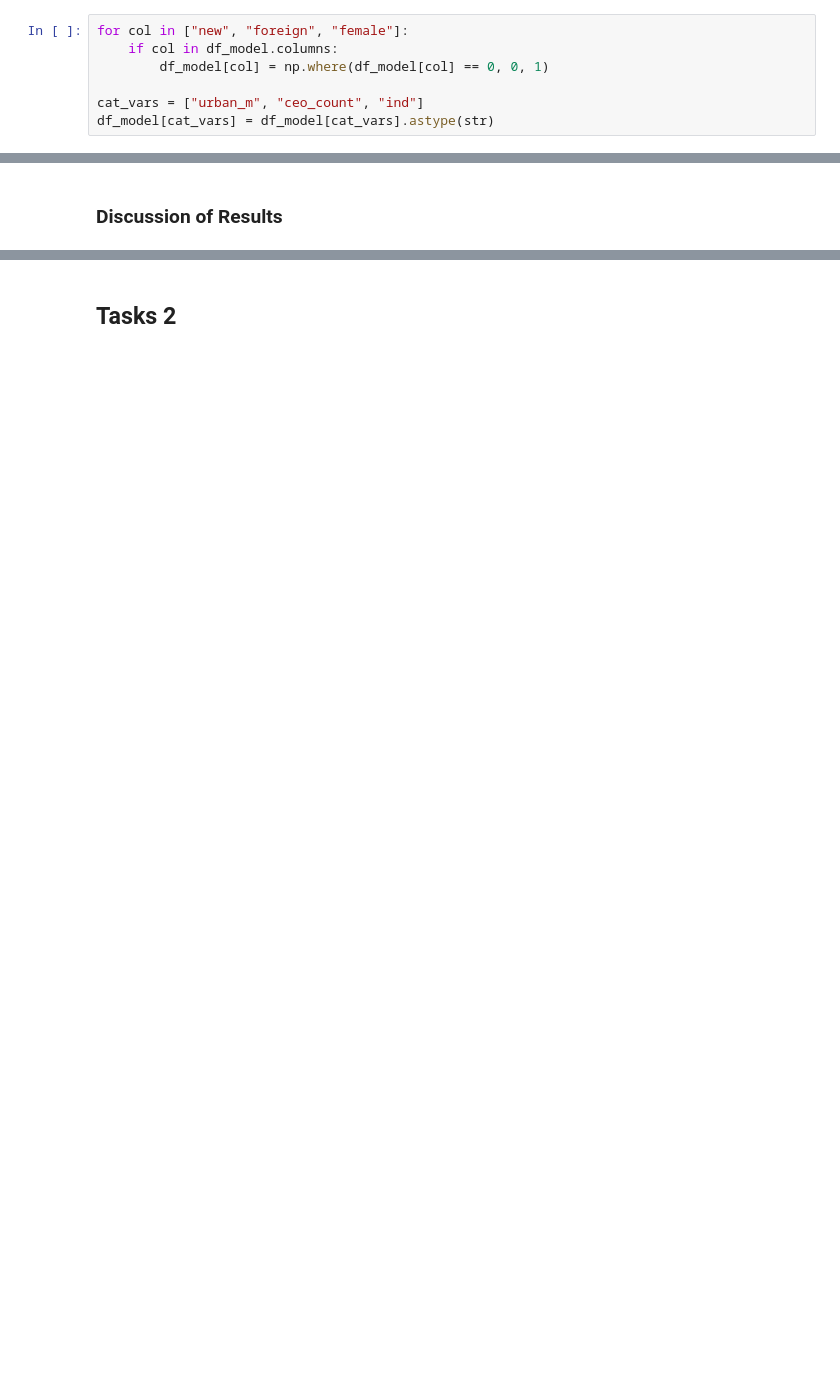
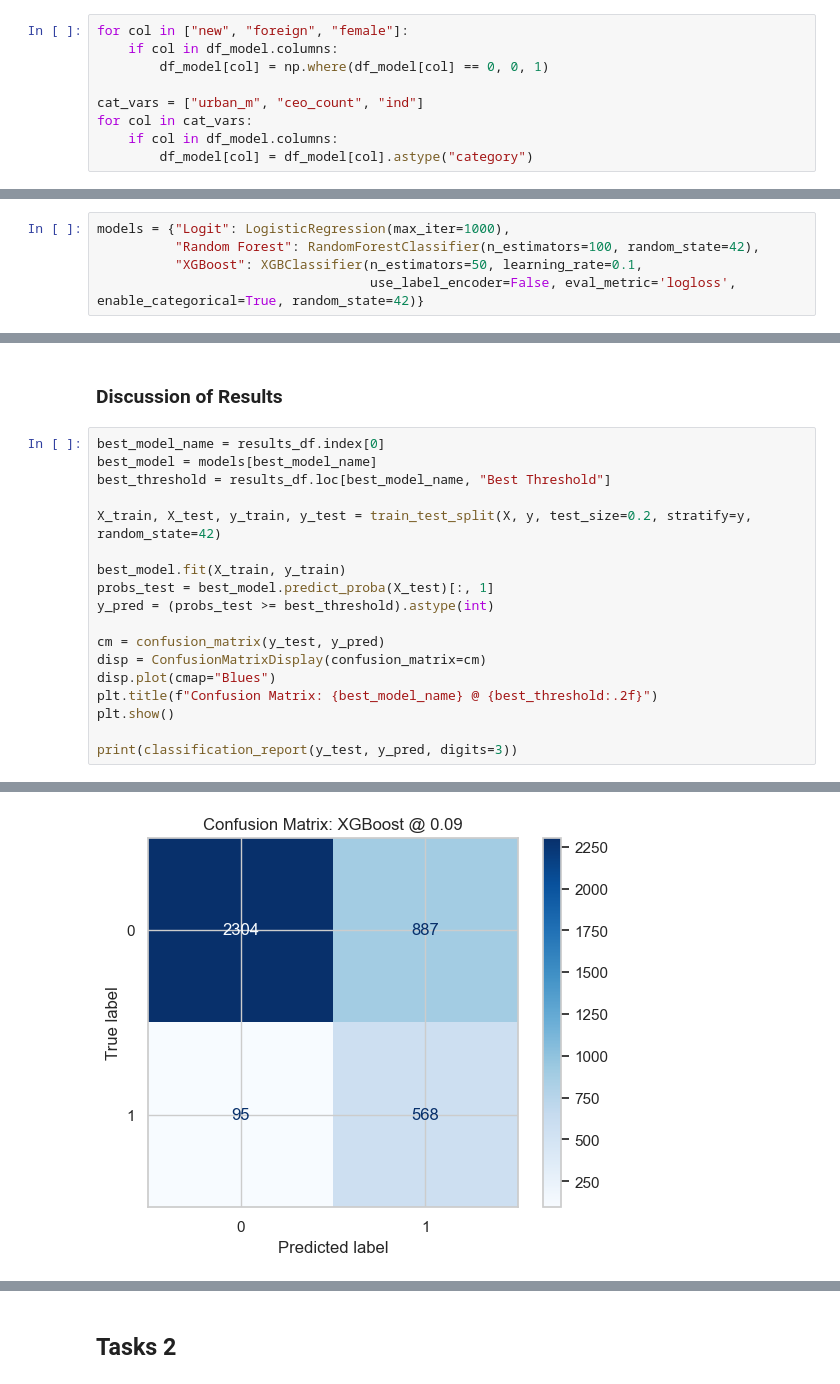
Before and after one commit to HDuo1129/Data-Analysis-3, a Jupyter notebook: Assignment 3/Assignment 3.ipynb, the cells around one changed output, grey strips where cells are left out. Cells and saved outputs as stored; diff of their text form; blank space fills up the shorter version.

```diff
--- a/Assignment 3/Assignment 3.ipynb
+++ b/Assignment 3/Assignment 3.ipynb
@@ -267,7 +271,9 @@ for col in ["new", "foreign", "female"]:
         df_model[col] = np.where(df_model[col] == 0, 0, 1)
 
 cat_vars = ["urban_m", "ceo_count", "ind"]
-df_model[cat_vars] = df_model[cat_vars].astype(str)
+for col in cat_vars:
+    if col in df_model.columns:
+        df_model[col] = df_model[col].astype("category")
 # %%
 df_model
 # %% [output]
@@ -288,3 +294,8 @@ df_model
 ## Tasks 1
 # %% [markdown]
 ### Probability Prediction
+# %%
+models = {"Logit": LogisticRegression(max_iter=1000),
+          "Random Forest": RandomForestClassifier(n_estimators=100, random_state=42),
+          "XGBoost": XGBClassifier(n_estimators=50, learning_rate=0.1,
+                                   use_label_encoder=False, eval_metric='logloss', enable_categorical=True, random_state=42)}
@@ -293,2 +441,21 @@ df_model
 # %% [markdown]
 ### Discussion of Results
+# %%
+best_model_name = results_df.index[0]
+best_model = models[best_model_name]
+best_threshold = results_df.loc[best_model_name, "Best Threshold"]
+
+X_train, X_test, y_train, y_test = train_test_split(X, y, test_size=0.2, stratify=y, random_state=42)
+
+best_model.fit(X_train, y_train)
+probs_test = best_model.predict_proba(X_test)[:, 1]
+y_pred = (probs_test >= best_threshold).astype(int)
+
+cm = confusion_matrix(y_test, y_pred)
+disp = ConfusionMatrixDisplay(confusion_matrix=cm)
+disp.plot(cmap="Blues")
+plt.title(f"Confusion Matrix: {best_model_name} @ {best_threshold:.2f}")
+plt.show()
+
+print(classification_report(y_test, y_pred, digits=3))
+# %% [output]
@@ -294,0 +465 @@ df_model
+[figure, added]
```
Also changed, not shown: parts of 15 cells of this notebook.
